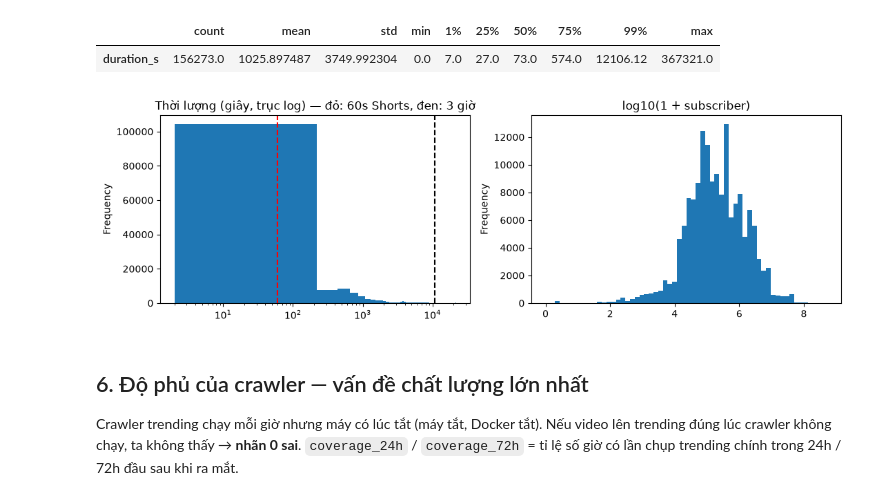
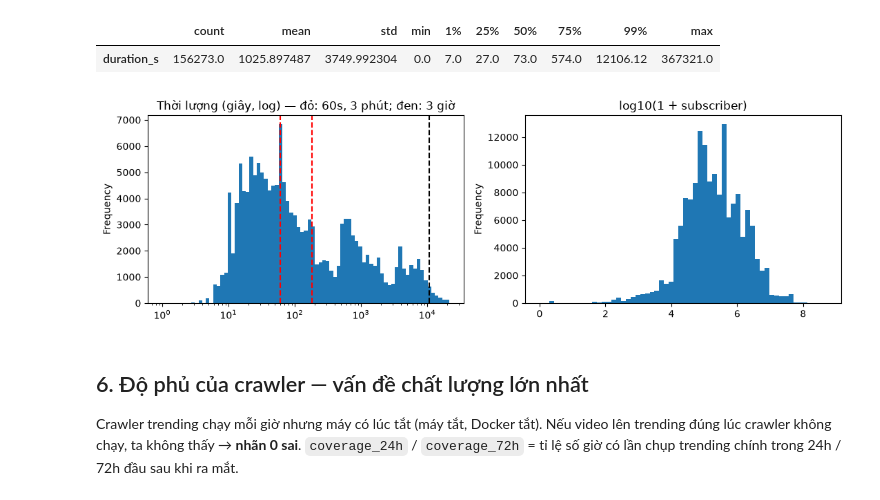
Before and after one commit to 2rBannnz/BanNH_QE210137_TRENDING_ANALYTICS, a Jupyter notebook: notebooks/1_Exploration.ipynb, the cells around one changed output. Drawn from its saved outputs; the diff is of its cells as text; code cells hidden in the pictures.

```diff
--- a/notebooks/1_Exploration.ipynb
+++ b/notebooks/1_Exploration.ipynb
@@ -128,14 +128,15 @@ Subscriber = 0: 1
 | duration_s | 156273.0 | 1025.897487 | 3749.992304 | 0.0 | 7.0 | 27.0 | 73.0 | 574.0 | 12106.12 | 367321.0 |
 # %%
 fig, axes = plt.subplots(1, 2, figsize=(11, 3.5))
-d[d > 0].clip(upper=6 * 3600).plot.hist(bins=100, logx=True, ax=axes[0])
-axes[0].axvline(60, color="red", ls="--"); axes[0].axvline(3 * 3600, color="black", ls="--")
-axes[0].set_title("Thời lượng (giây, trục log) — đỏ: 60s Shorts, đen: 3 giờ")
+# Bin chia đều theo log để khớp trục log
+d[d > 0].clip(upper=6 * 3600).plot.hist(bins=np.logspace(0, np.log10(6 * 3600), 80), logx=True, ax=axes[0])
+axes[0].axvline(60, color="red", ls="--"); axes[0].axvline(180, color="red", ls="--"); axes[0].axvline(3 * 3600, color="black", ls="--")
+axes[0].set_title("Thời lượng (giây, log) — đỏ: 60s, 3 phút; đen: 3 giờ")
 df["log10_subs"].plot.hist(bins=60, ax=axes[1])
 axes[1].set_title("log10(1 + subscriber)")
 plt.tight_layout()
 # %% [output]
-[figure, old version]
+[figure, new version]
 # %% [markdown]
 ## 6. Độ phủ của crawler — vấn đề chất lượng lớn nhất
 
```
Also changed, not shown: 2 other files.
